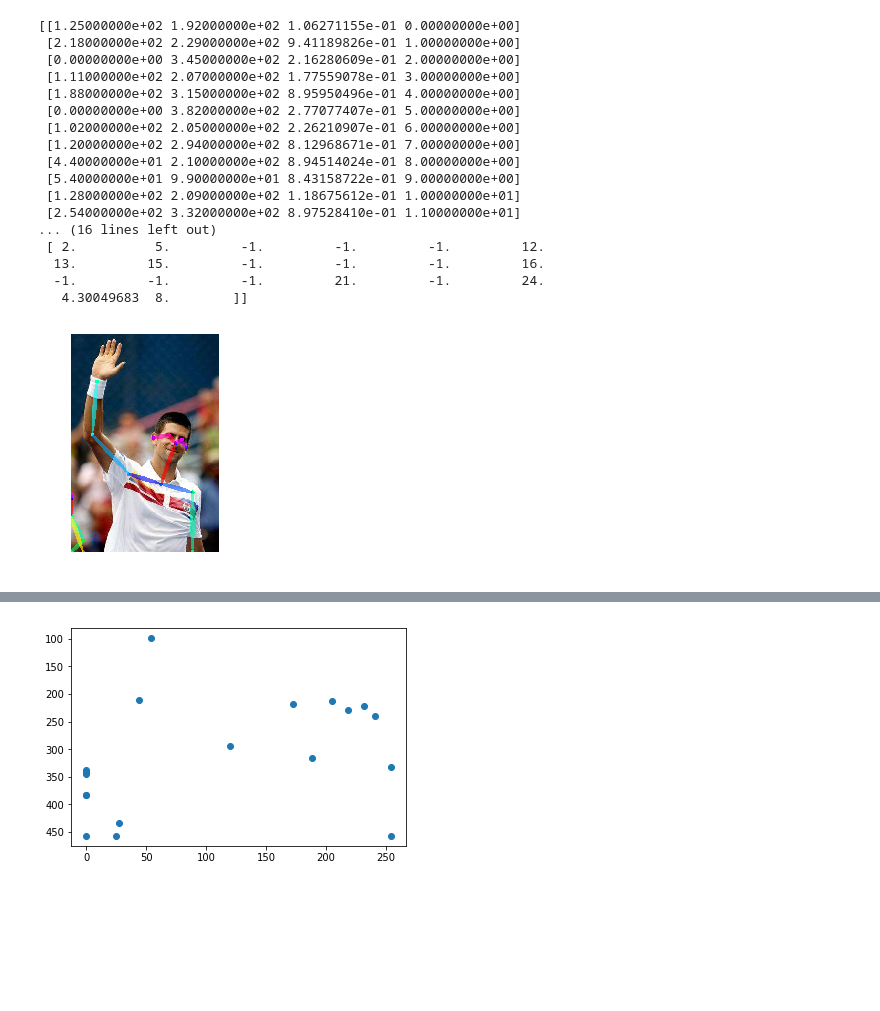
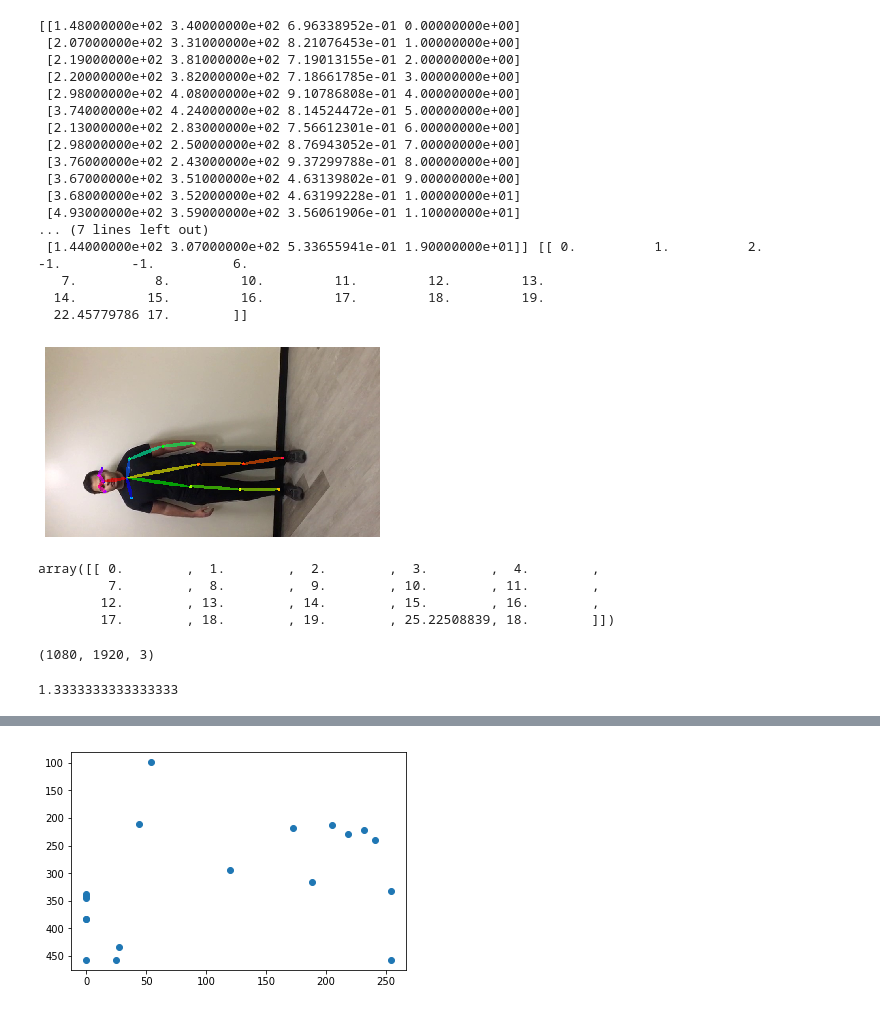
Before and after one commit to rhettdsouza13/Pose-Tracking, a Jupyter notebook: playground.ipynb, the cells around one changed output, grey strips where cells are left out. Cells and saved outputs as stored; diff of their text form; code cells hidden in the pictures; blank space fills up the shorter version.

```diff
--- a/playground.ipynb
+++ b/playground.ipynb
@@ -1,65 +1,58 @@
 # %%
 import sys
 sys.path.insert(0, 'python')
 import cv2
 import model
 import util
 from hand import Hand
 from body import Body
 import matplotlib.pyplot as plt
 import copy
 import numpy as np
 
 body_estimation = Body('model/body_pose_model.pth')
-hand_estimation = Hand('model/hand_pose_model.pth')
-
-test_image = 'images/demo.jpg'
+# hand_estimation = Hand('model/hand_pose_model.pth')
+test_image = '/Users/amitadate/Work/MSAI/332_Computer_Vision/FRAMES/frame20.jpg'
 oriImg = cv2.imread(test_image)  # B,G,R order
 candidate, subset = body_estimation(oriImg)
 canvas = copy.deepcopy(oriImg)
 canvas = util.draw_bodypose(canvas, candidate, subset)
-# detect hand
-# hands_list = util.handDetect(candidate, subset, oriImg)
-
-# all_hand_peaks = []
-# for x, y, w, is_left in hands_list:
-#     # cv2.rectangle(canvas, (x, y), (x+w, y+w), (0, 255, 0), 2, lineType=cv2.LINE_AA)
-#     # cv2.putText(canvas, 'left' if is_left else 'right', (x, y), cv2.FONT_HERSHEY_SIMPLEX, 1, (0, 0, 255), 2)
-
-#     # if is_left:
-#         # plt.imshow(oriImg[y:y+w, x:x+w, :][:, :, [2, 1, 0]])
-#         # plt.show()
-#     peaks = hand_estimation(oriImg[y:y+w, x:x+w, :])
-#     peaks[:, 0] = np.where(peaks[:, 0]==0, peaks[:, 0], peaks[:, 0]+x)
-#     peaks[:, 1] = np.where(peaks[:, 1]==0, peaks[:, 1], peaks[:, 1]+y)
-#     # else:
-#     #     peaks = hand_estimation(cv2.flip(oriImg[y:y+w, x:x+w, :], 1))
-#     #     peaks[:, 0] = np.where(peaks[:, 0]==0, peaks[:, 0], w-peaks[:, 0]-1+x)
-#     #     peaks[:, 1] = np.where(peaks[:, 1]==0, peaks[:, 1], peaks[:, 1]+y)
-#     #     print(peaks)
-#     all_hand_peaks.append(peaks)
-
-# canvas = util.draw_handpose(canvas, all_hand_peaks)
 
 plt.imshow(canvas[:, :, [2, 1, 0]])
 plt.axis('off')
 plt.show()
 # %% [output]
-[[1.25000000e+02 1.92000000e+02 1.06271155e-01 0.00000000e+00]
- [2.18000000e+02 2.29000000e+02 9.41189826e-01 1.00000000e+00]
- [0.00000000e+00 3.45000000e+02 2.16280609e-01 2.00000000e+00]
- [1.11000000e+02 2.07000000e+02 1.77559078e-01 3.00000000e+00]
- [1.88000000e+02 3.15000000e+02 8.95950496e-01 4.00000000e+00]
- [0.00000000e+00 3.82000000e+02 2.77077407e-01 5.00000000e+00]
- [1.02000000e+02 2.05000000e+02 2.26210907e-01 6.00000000e+00]
- [1.20000000e+02 2.94000000e+02 8.12968671e-01 7.00000000e+00]
- [4.40000000e+01 2.10000000e+02 8.94514024e-01 8.00000000e+00]
- [5.40000000e+01 9.90000000e+01 8.43158722e-01 9.00000000e+00]
- [1.28000000e+02 2.09000000e+02 1.18675612e-01 1.00000000e+01]
- [2.54000000e+02 3.32000000e+02 8.97528410e-01 1.10000000e+01]
-... (16 lines left out)
- [ 2.          5.         -1.         -1.         -1.         12.
-  13.         15.         -1.         -1.         -1.         16.
-  -1.         -1.         -1.         21.         -1.         24.
-   4.30049683  8.        ]]
+[[1.48000000e+02 3.40000000e+02 6.96338952e-01 0.00000000e+00]
+ [2.07000000e+02 3.31000000e+02 8.21076453e-01 1.00000000e+00]
+ [2.19000000e+02 3.81000000e+02 7.19013155e-01 2.00000000e+00]
+ [2.20000000e+02 3.82000000e+02 7.18661785e-01 3.00000000e+00]
+ [2.98000000e+02 4.08000000e+02 9.10786808e-01 4.00000000e+00]
+ [3.74000000e+02 4.24000000e+02 8.14524472e-01 5.00000000e+00]
+ [2.13000000e+02 2.83000000e+02 7.56612301e-01 6.00000000e+00]
+ [2.98000000e+02 2.50000000e+02 8.76943052e-01 7.00000000e+00]
+ [3.76000000e+02 2.43000000e+02 9.37299788e-01 8.00000000e+00]
+ [3.67000000e+02 3.51000000e+02 4.63139802e-01 9.00000000e+00]
+ [3.68000000e+02 3.52000000e+02 4.63199228e-01 1.00000000e+01]
+ [4.93000000e+02 3.59000000e+02 3.56061906e-01 1.10000000e+01]
+... (7 lines left out)
+ [1.44000000e+02 3.07000000e+02 5.33655941e-01 1.90000000e+01]] [[ 0.          1.          2.         -1.         -1.          6.
+   7.          8.         10.         11.         12.         13.
+  14.         15.         16.         17.         18.         19.
+  22.45779786 17.        ]]
-[figure, old version]
+[figure, new version]
+# %%
+subset
+# %% [output]
+array([[ 0.        ,  1.        ,  2.        ,  3.        ,  4.        ,
+         7.        ,  8.        ,  9.        , 10.        , 11.        ,
+        12.        , 13.        , 14.        , 15.        , 16.        ,
+        17.        , 18.        , 19.        , 25.22508839, 18.        ]])
+# %%
+import numpy as np
+print(np.shape(canvas))
+# %% [output]
+(1080, 1920, 3)
+# %%
+4032/3024
+# %% [output]
+1.3333333333333333
```
Also changed, not shown: parts of 54 cells of this notebook.
